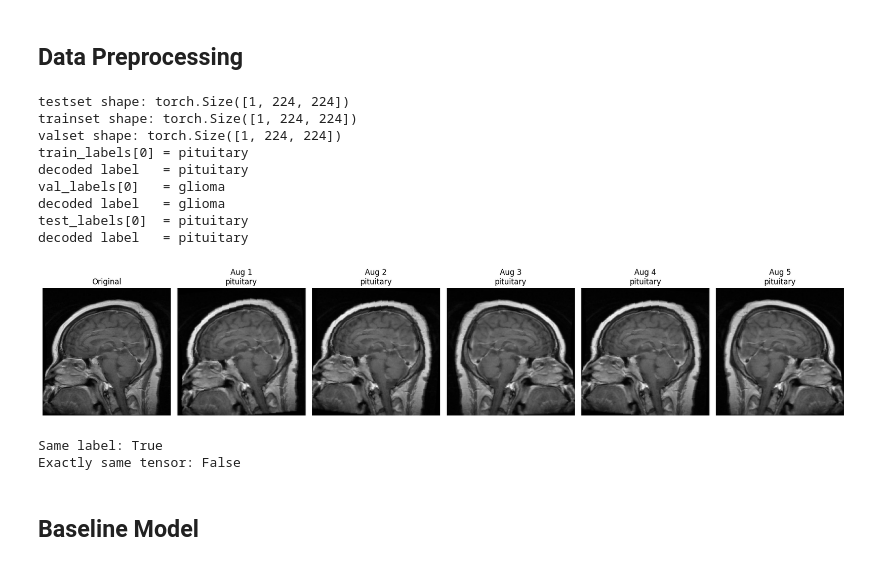
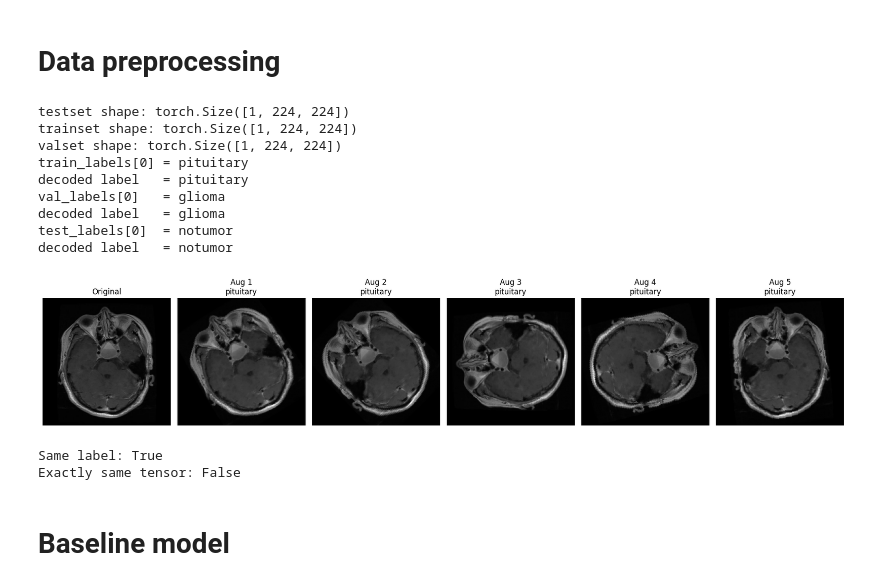
Before and after one commit to hchen75/brain_tumor_CNN_classifier, a Jupyter notebook: CNN.ipynb, the cells around one changed output. Drawn from its saved outputs; the diff is of its cells as text; code cells hidden in the pictures.

```diff
--- a/CNN.ipynb
+++ b/CNN.ipynb
@@ -11,8 +47,8 @@ import random
 from torch.utils.data import Dataset
 from PIL import Image
 # %%
-train_dir = "MRI/Training"
-test_dir = "MRI/Testing"
+train_dir = "/content/brain_tumor_data/Training"
+test_dir = "/content/brain_tumor_data/Testing"
 
 # ---------------------------
 # Count testing set per class
@@ -107,10 +143,10 @@ original_counts = Counter(labels)
 train_class_counts = Counter(train_labels)
 val_class_counts = Counter(val_labels)
 
-print("Training set size:", len(train_paths))
+print("\nTraining set size:", len(train_paths))
 print("Validation set size:", len(val_paths))
 
-print("\nOriginal distribution:")
+print("\nOriginal Training distribution Before Splitting:")
 print(original_counts)
 
 print("\nTraining distribution:")
@@ -125,8 +161,8 @@ print(val_class_counts)
 plt.figure(figsize=(18, 5))
 
 plt.subplot(1, 3, 1)
-plt.bar(original_counts.keys(), original_counts.values())
-plt.title("Original Training Data Distribution")
+plt.bar(test_class_counts.keys(), test_class_counts.values())
+plt.title("Testing Data Distribution")
 plt.xlabel("Class")
 plt.ylabel("Number of Images")
 
@@ -228,5 +235,5 @@ True
 # %% [markdown]
-## Data Preprocessing
+# Data preprocessing
 # %%
 from torchvision import datasets
 from torch.utils.data import DataLoader
@@ -236,7 +243,7 @@ from torchvision import transforms
 
 train_transform = transforms.Compose([
     transforms.Resize((224, 224)),
-    transforms.RandomRotation(10),      # augmentation
+    transforms.RandomRotation(100),      # augmentation
     transforms.RandomHorizontalFlip(),
     transforms.ToTensor(),
     transforms.Normalize(mean=[0.5], std=[0.5])
@@ -327,37 +334,37 @@ def show_augmentation(dataset, paths, index=0, num_versions=5):
     for i in range(num_versions):
         img, label = dataset[index]
 
         # undo normalization for display
         img = img * 0.5 + 0.5
         img = img.squeeze().numpy()
 
         plt.subplot(1, num_versions + 1, i + 2)
         plt.imshow(img, cmap='gray')
         plt.title(f"Aug {i+1}\n{idx_to_label[label]}")
         plt.axis("off")
 
     plt.tight_layout()
     plt.show()
 
 show_augmentation(train_dataset, train_paths, index=0, num_versions=5)
 
 img1, label1 = train_dataset[0]
 img2, label2 = train_dataset[0]
 
 print("Same label:", label1 == label2)
 print("Exactly same tensor:", (img1 == img2).all().item())
 # %% [output]
 testset shape: torch.Size([1, 224, 224])
 trainset shape: torch.Size([1, 224, 224])
 valset shape: torch.Size([1, 224, 224])
 train_labels[0] = pituitary
 decoded label   = pituitary
 val_labels[0]   = glioma
 decoded label   = glioma
-test_labels[0]  = pituitary
-decoded label   = pituitary
+test_labels[0]  = notumor
+decoded label   = notumor
-[figure, old version]
+[figure, new version]
 Same label: True
 Exactly same tensor: False
 # %% [markdown]
-## Baseline Model
+# Baseline model
```
Also changed, not shown: parts of 27 cells of this notebook, 3 other files.
